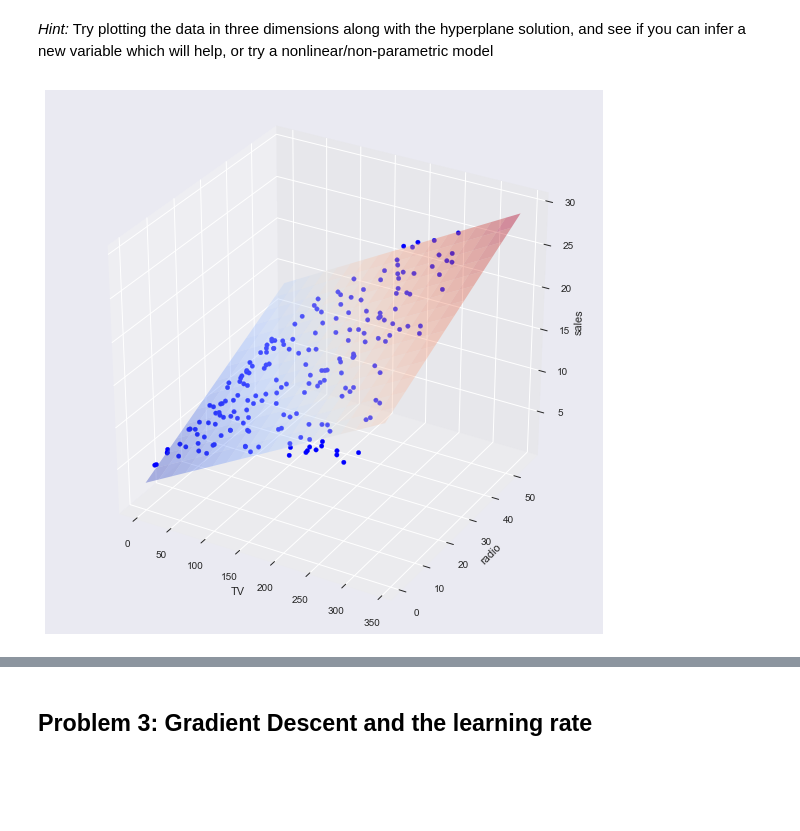
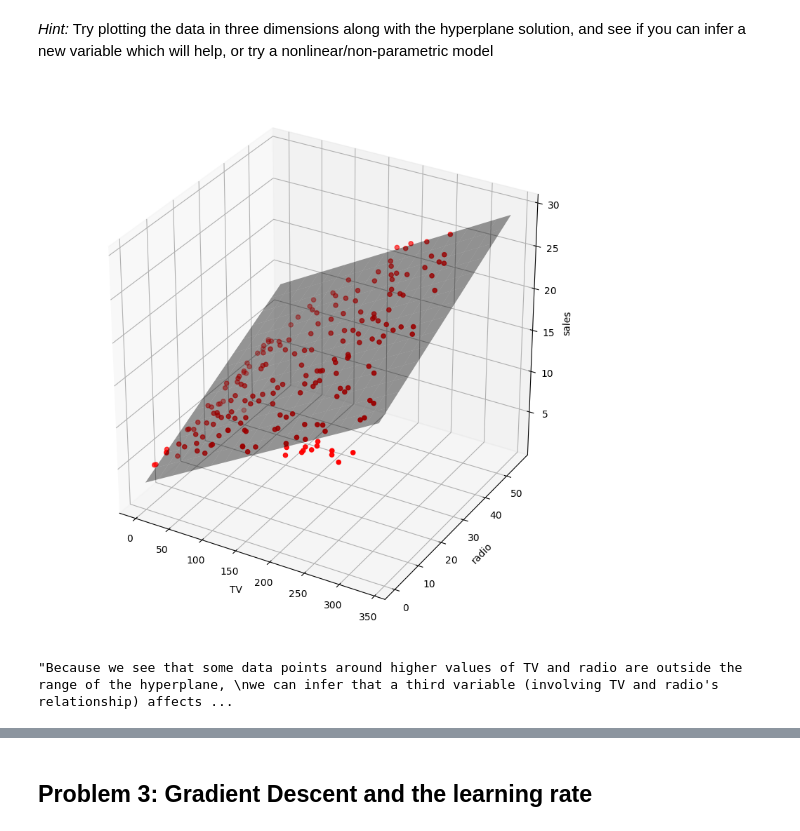
Before and after one commit to Columbia-Intro-Data-Science/python-introduction-aec2206, a Jupyter notebook: Homework1.ipynb, the cells around one changed output, grey strips where cells are left out. Cells and saved outputs as stored; diff of their text form; code cells hidden in the pictures; blank space fills up the shorter version.

```diff
--- a/Homework1.ipynb
+++ b/Homework1.ipynb
@@ -380,42 +374,42 @@ a new variable which will help, or try a nonlinear/non-parametric model
 # %%
 from mpl_toolkits.mplot3d import Axes3D
 import matplotlib.pyplot as plt
 import numpy as np
 import pandas as pd
 import statsmodels.formula.api as sm
-from matplotlib import cm
+
 #hyperplane
-df2 = pd.read_csv('http://www-bcf.usc.edu/~gareth/ISL/Advertising.csv', index_col=0)
-model = sm.ols(formula='sales ~ TV + radio', data = df2)
+df_3d = pd.read_csv('http://www-bcf.usc.edu/~gareth/ISL/Advertising.csv', index_col=0)
+model = sm.ols(formula='sales ~ TV + radio', data = df_3d)
 fit = model.fit()
 
-fit.summary()
+fig = plt.figure(figsize=(15,15))
+axis = fig.add_subplot(111, projection='3d')
 
-fig = plt.figure(figsize=(10,10))
-ax = fig.add_subplot(111, projection='3d')
+x_axis = np.arange(0, 350, 20)
+y_axis = np.arange(0, 60, 4)
+x_axis, y_axis = np.meshgrid(x_axis, y_axis)
 
-x_surf = np.arange(0, 350, 20)
-y_surf = np.arange(0, 60, 4)
-x_surf, y_surf = np.meshgrid(x_surf, y_surf)
-
-exog = pd.core.frame.DataFrame({'TV': x_surf.ravel(), 'radio': y_surf.ravel()})
+exog = pd.core.frame.DataFrame({'TV': x_axis.ravel(), 'radio': y_axis.ravel()})
 out = fit.predict(exog = exog)
-ax.plot_surface(x_surf, y_surf,
-                out.reshape(x_surf.shape),
+axis.plot_surface(x_axis, y_axis,
+                out.reshape(x_axis.shape),
                 rstride=1,
                 cstride=1,
                 color='None',
-                alpha = 0.4,cmap=cm.coolwarm)
+                alpha = 0.4)
 
-ax.scatter(df2['TV'], df2['radio'], df2['sales'],
-           c='blue',
-           marker='o',
-           alpha=1)
+axis.scatter(df_3d['TV'], df_3d['radio'], df_3d['sales'], c='red', marker='o')
 
-ax.set_xlabel('TV')
-ax.set_ylabel('radio')
-ax.set_zlabel('sales')
+axis.set_xlabel('TV')
+axis.set_ylabel('radio')
+axis.set_zlabel('sales')
 
 plt.show()
 # %% [output]
-[figure, old version]
+[figure, new version]
+# %%
+"""Because we see that some data points around higher values of TV and radio are outside the range of the hyperplane,
+we can infer that a third variable (involving TV and radio's relationship) affects sales."""
+# %% [output]
+"Because we see that some data points around higher values of TV and radio are outside the range of the hyperplane, \nwe can infer that a third variable (involving TV and radio's relationship) affects ...
```
Also changed, not shown: parts of 24 cells of this notebook.
